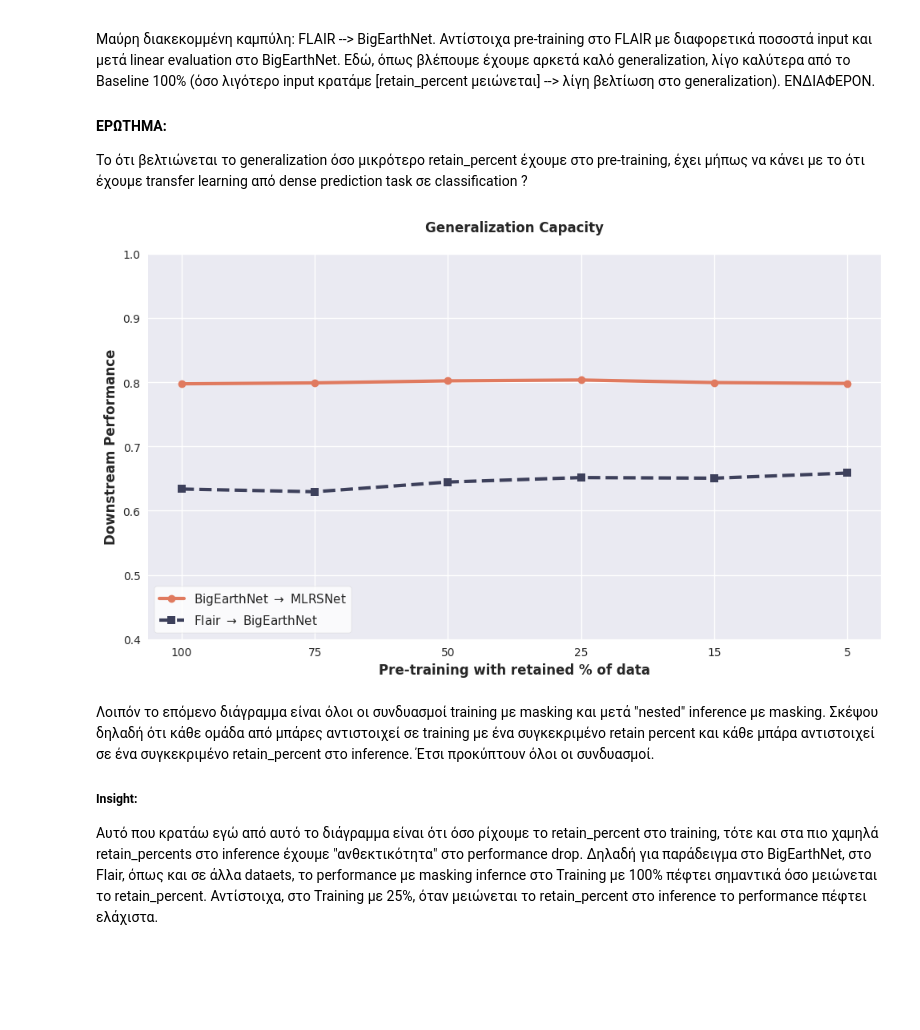
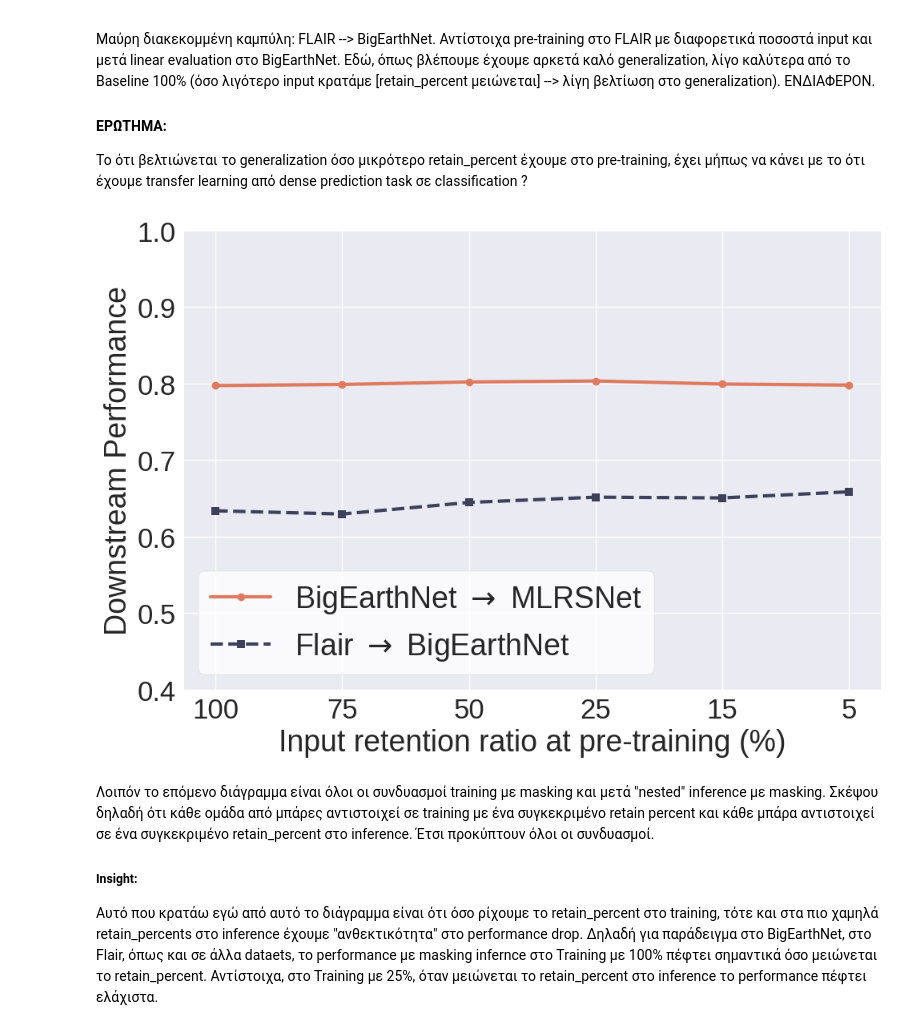
Before and after one commit to Orion-AI-Lab/RedundancyInvestigationEO, a Jupyter notebook: my_plots.ipynb, the cells around one changed output. Cells and saved outputs as stored; diff of their text form; code cells hidden in the pictures; blank space fills up the shorter version.

```diff
--- a/my_plots.ipynb
+++ b/my_plots.ipynb
@@ -710,7 +711,7 @@ Peak memory is the maximum GPU memory allocated during an epoch (in MB). It is o
 import matplotlib.pyplot as plt
 import numpy as np
 import matplotlib as mpl
-
+import os
 # Set style for academic look with the grid
 mpl.style.use("seaborn-v0_8")
 
@@ -724,43 +725,45 @@ gains_data = {
 # Distinct colors for the two performance curves
 colors = {"BigearthNet-MLRSNet": "#E07A5F", "Flair-BigearthNet": "#3D405B"}
 
-fig, ax = plt.subplots(figsize=(10, 6))
+fig, ax = plt.subplots(figsize=(10, 7))
 
 # Set background color to match your previous style
 #ax.set_facecolor("#F9F9F9")
 
 # Enable the grid explicitly
 #ax.grid(True, which='both', linestyle='--', linewidth=0.7, alpha=0.8, zorder=0)
 ax.grid(True, linewidth=1.0, color="white", linestyle="-")
 # Plot MLRSNet
 ax.plot(retain_percents, gains_data["BigearthNet-MLRSNet"],
         marker="o", color=colors["BigearthNet-MLRSNet"], lw=3,
         label=r'BigEarthNet $\rightarrow$ MLRSNet', zorder=5)
 
 # Plot Flair
 ax.plot(retain_percents, gains_data["Flair-BigearthNet"],
         marker="s", ls="--", color=colors["Flair-BigearthNet"], lw=3,
         label=r'Flair $\rightarrow$ BigEarthNet', zorder=5)
 
 # --- Formatting ---
-ax.set_title("Generalization Capacity", fontsize=12, fontweight="bold", pad=20)
-ax.set_xlabel("Pre-training with retained % of data", fontweight="bold", fontsize=12)
-ax.set_ylabel("Downstream Performance", fontweight="bold", fontsize=12)
+#ax.set_title("Generalization Capacity", fontsize=12, fontweight="bold", pad=20)
+ax.set_xlabel("Input retention ratio at pre-training (%)", fontsize=27)
+ax.set_ylabel("Downstream Performance", fontsize=27)
 
 # X-axis: 100% to 5%
 ax.set_xticks(retain_percents)
 #ax.invert_xaxis()
-
+ax.tick_params(axis='both', which='major', labelsize=25)
 # Y-axis: Range to accommodate both datasets
 ax.set_ylim(0.4, 1.0)
 
 # Legend configuration
-ax.legend(loc="lower left", frameon=True, fontsize=11, facecolor="white")
+ax.legend(loc="lower left", frameon=True, fontsize=27, facecolor="white")
 
 plt.tight_layout()
+os.makedirs('paper_plots', exist_ok=True)
+plt.savefig('paper_plots/generalization.pdf', bbox_inches='tight', pad_inches=0.0)
 plt.show()
 # %% [output]
-[figure, old version]
+[figure, new version]
 # %% [markdown]
 Λοιπόν το επόμενο διάγραμμα είναι όλοι οι συνδυασμοί training με masking και μετά "nested" inference με masking. Σκέψου δηλαδή ότι κάθε ομάδα από μπάρες αντιστοιχεί σε training με ένα συγκεκριμένο retain percent και κάθε μπάρα αντιστοιχεί σε ένα συγκεκριμένο retain_percent στο inference. Έτσι προκύπτουν όλοι οι συνδυασμοί.
 
```
Also changed, not shown: parts of 7 cells of this notebook, 15 other files.
